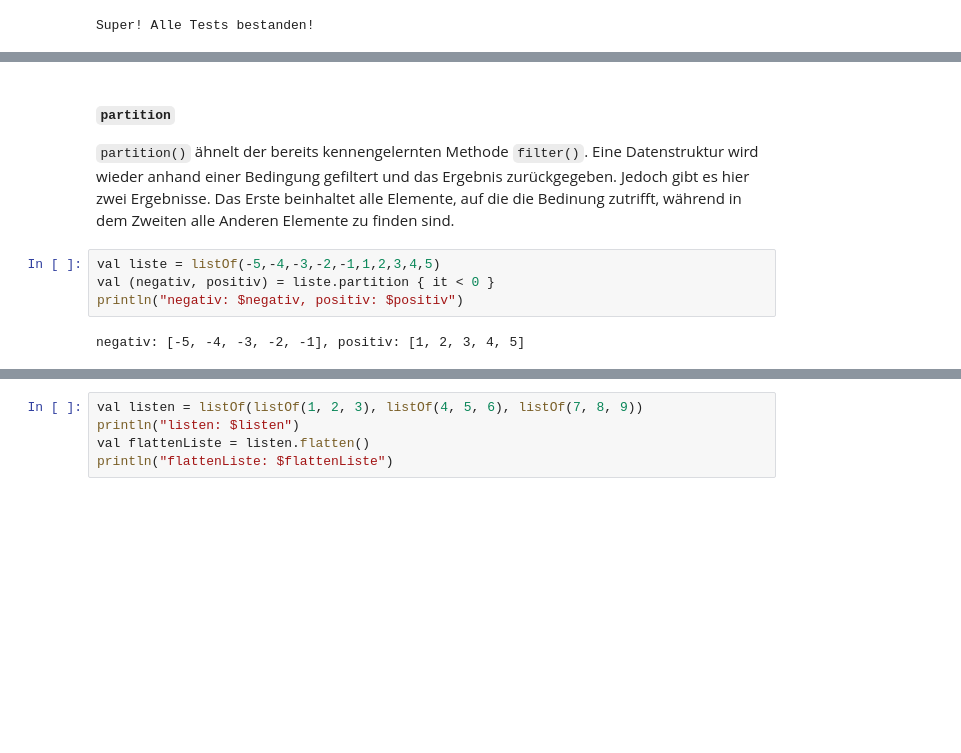
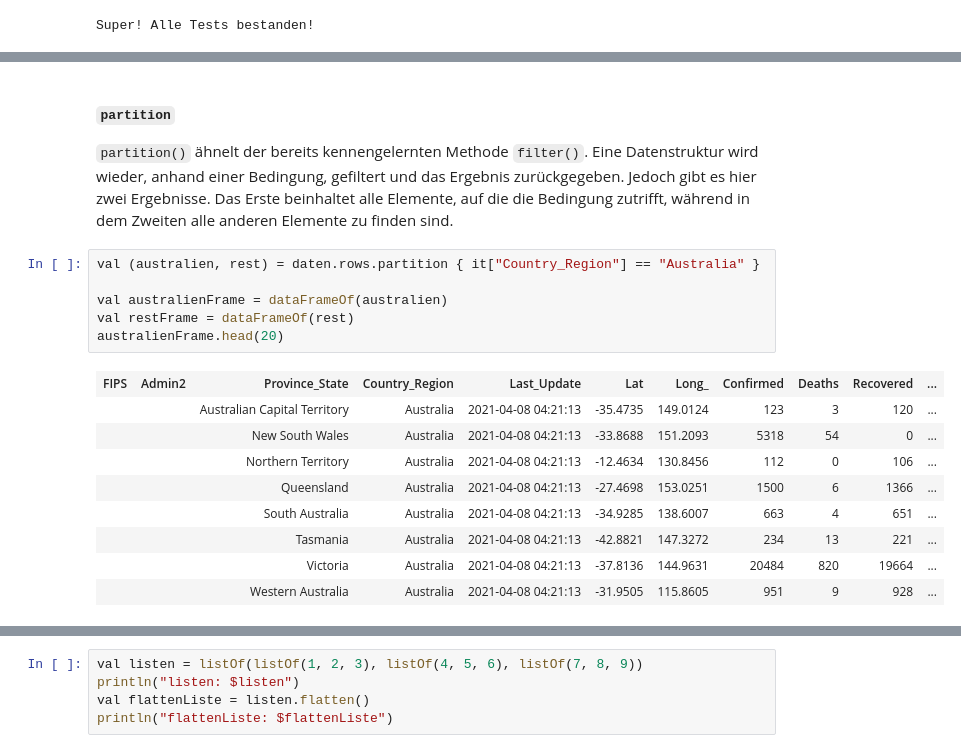
Before and after one commit to Limatationz/kotlin-mooc, a Jupyter notebook: Abschnitt2/Abschnitt2.ipynb, the cells around one changed output, grey strips where cells are left out. Cells and saved outputs as stored; diff of their text form; blank space fills up the shorter version.

```diff
--- a/Abschnitt2/Abschnitt2.ipynb
+++ b/Abschnitt2/Abschnitt2.ipynb
@@ -925,10 +1006,20 @@ Bestätigte Fälle in Bayern: 517336
 Bestätigte Fälle in Bayreuth: null
 # %% [markdown]
 #### `partition`
-`partition()` ähnelt der bereits kennengelernten Methode `filter()`. Eine Datenstruktur wird wieder anhand einer Bedingung gefiltert und das Ergebnis zurückgegeben. Jedoch gibt es hier zwei Ergebnisse. Das Erste beinhaltet alle Elemente, auf die die Bedinung zutrifft, während in dem Zweiten alle Anderen Elemente zu finden sind.
+`partition()` ähnelt der bereits kennengelernten Methode `filter()`. Eine Datenstruktur wird wieder, anhand einer Bedingung, gefiltert und das Ergebnis zurückgegeben. Jedoch gibt es hier zwei Ergebnisse. Das Erste beinhaltet alle Elemente, auf die die Bedingung zutrifft, während in dem Zweiten alle anderen Elemente zu finden sind.
 # %%
-val liste = listOf(-5,-4,-3,-2,-1,1,2,3,4,5)
-val (negativ, positiv) = liste.partition { it < 0 }
-println("negativ: $negativ, positiv: $positiv")
+val (australien, rest) = daten.rows.partition { it["Country_Region"] == "Australia" }
+
+val australienFrame = dataFrameOf(australien)
+val restFrame = dataFrameOf(rest)
+australienFrame.head(20)
 # %% [output]
-negativ: [-5, -4, -3, -2, -1], positiv: [1, 2, 3, 4, 5]
+| FIPS | Admin2 | Province_State | Country_Region | Last_Update | Lat | Long_ | Confirmed | Deaths | Recovered | ... |
+|  |  | Australian Capital Territory | Australia | 2021-04-08 04:21:13 | -35.4735 | 149.0124 | 123 | 3 | 120 | ... |
+|  |  | New South Wales | Australia | 2021-04-08 04:21:13 | -33.8688 | 151.2093 | 5318 | 54 | 0 | ... |
+|  |  | Northern Territory | Australia | 2021-04-08 04:21:13 | -12.4634 | 130.8456 | 112 | 0 | 106 | ... |
+|  |  | Queensland | Australia | 2021-04-08 04:21:13 | -27.4698 | 153.0251 | 1500 | 6 | 1366 | ... |
+|  |  | South Australia | Australia | 2021-04-08 04:21:13 | -34.9285 | 138.6007 | 663 | 4 | 651 | ... |
+|  |  | Tasmania | Australia | 2021-04-08 04:21:13 | -42.8821 | 147.3272 | 234 | 13 | 221 | ... |
+|  |  | Victoria | Australia | 2021-04-08 04:21:13 | -37.8136 | 144.9631 | 20484 | 820 | 19664 | ... |
+|  |  | Western Australia | Australia | 2021-04-08 04:21:13 | -31.9505 | 115.8605 | 951 | 9 | 928 | ... |
```
Also changed, not shown: parts of 140 cells of this notebook, 19 other files.
